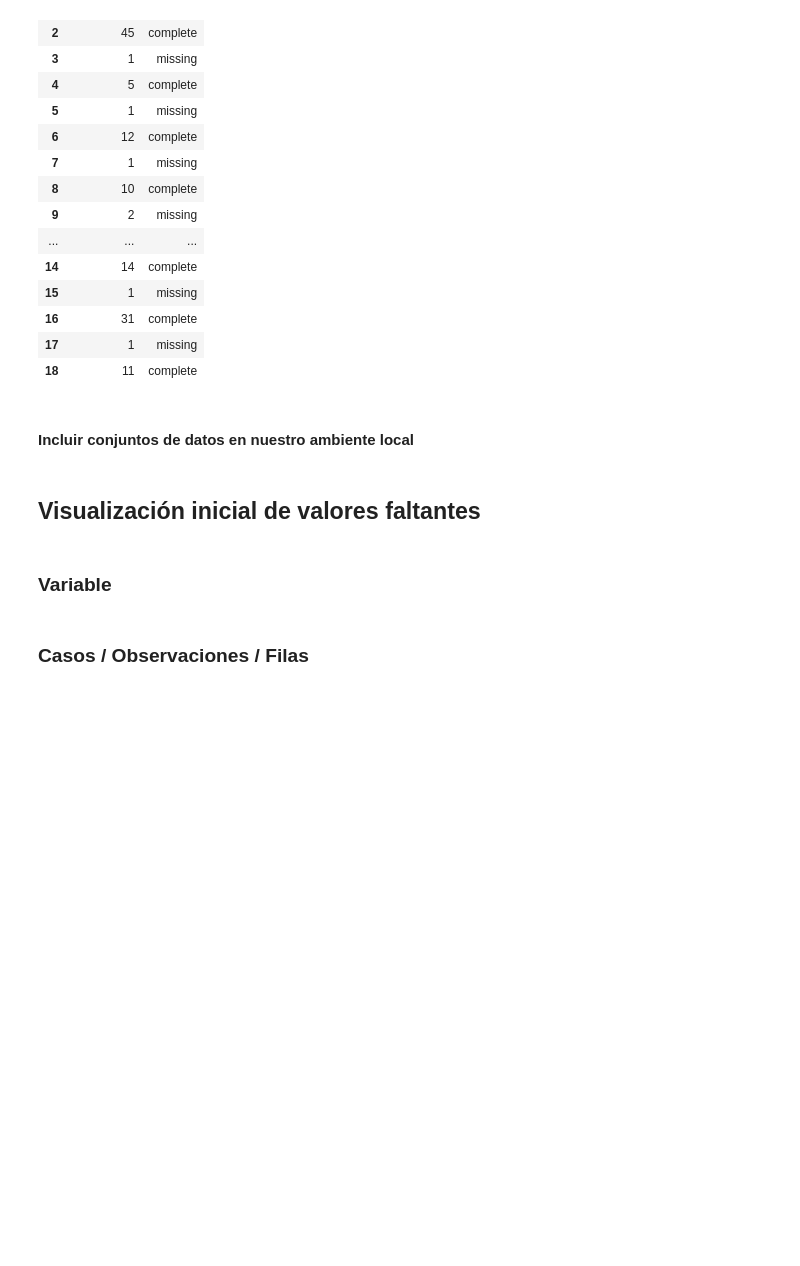
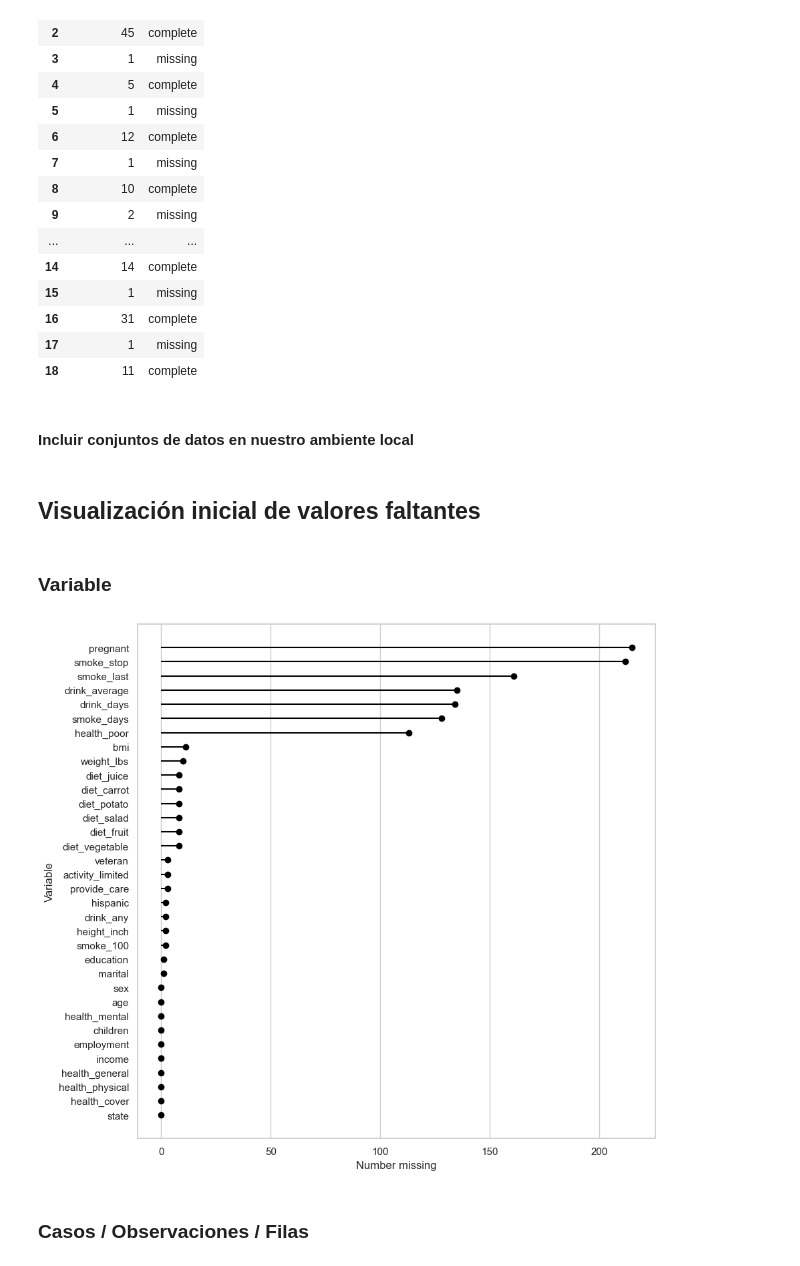
Before and after one commit to refresko1/Formacion, a Jupyter notebook: Manejo de datos Faltantes/live-exploration-missing-values.ipynb, the cells around one changed output. Cells and saved outputs as stored; diff of their text form; code cells hidden in the pictures; blank space fills up the shorter version.

```diff
--- a/Manejo de datos Faltantes/live-exploration-missing-values.ipynb
+++ b/Manejo de datos Faltantes/live-exploration-missing-values.ipynb
@@ -415,5 +427,9 @@ riskfactors_df.missing.missing_case_table()
 ## Visualización inicial de valores faltantes
 # %% [markdown]
 ### Variable
+# %%
+riskfactors_df.missing.missing_variable_plot()
+# %% [output]
+[figure, added]
 # %% [markdown]
 ### Casos / Observaciones / Filas
```
Also changed, not shown: parts of 52 cells of this notebook, 1 other file.
